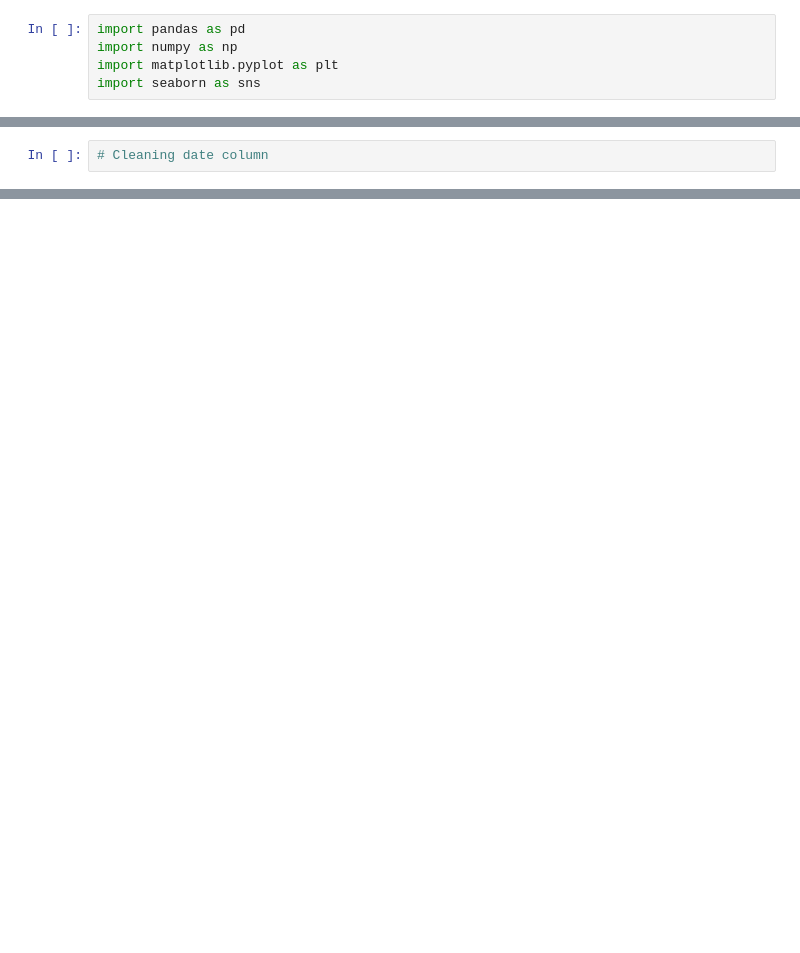
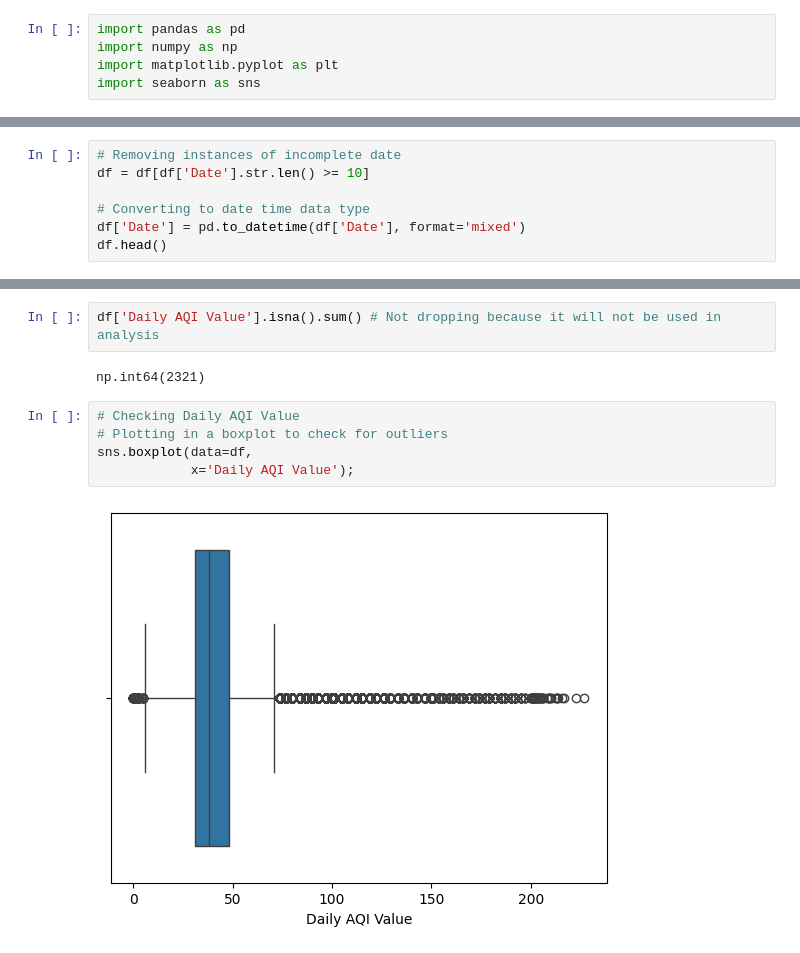
Before and after one commit to imanadeko/Analyzing-Ozone-Pollution-Trends-Across-California, a Jupyter notebook: notebook.ipynb, the cells around one changed output, grey strips where cells are left out. Saved outputs shown, nothing was run; the diff lists cells and outputs as text; blank space fills up the shorter version.

```diff
--- a/notebook.ipynb
+++ b/notebook.ipynb
@@ -39,2 +49,7 @@ df.head(30)
 # %%
-# Cleaning date column
+# Removing instances of incomplete date
+df = df[df['Date'].str.len() >= 10]
+
+# Converting to date time data type
+df['Date'] = pd.to_datetime(df['Date'], format='mixed')
+df.head()
@@ -40,0 +97,11 @@ df.head(30)
+# %%
+df['Daily AQI Value'].isna().sum() # Not dropping because it will not be used in analysis
+# %% [output]
+np.int64(2321)
+# %%
+# Checking Daily AQI Value
+# Plotting in a boxplot to check for outliers
+sns.boxplot(data=df,
+            x='Daily AQI Value');
+# %% [output]
+[figure, added]
```
Also changed, not shown: parts of 12 cells of this notebook.
